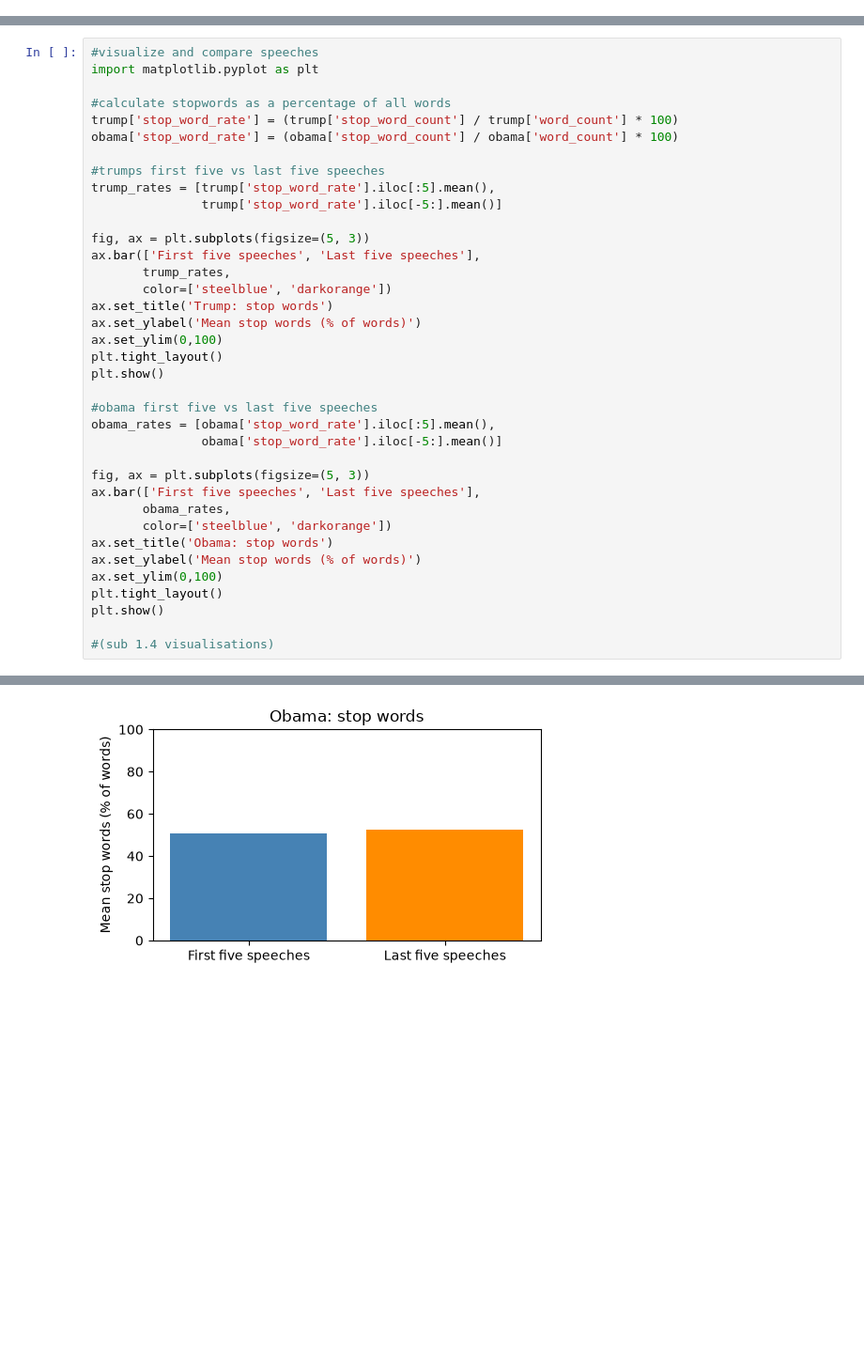
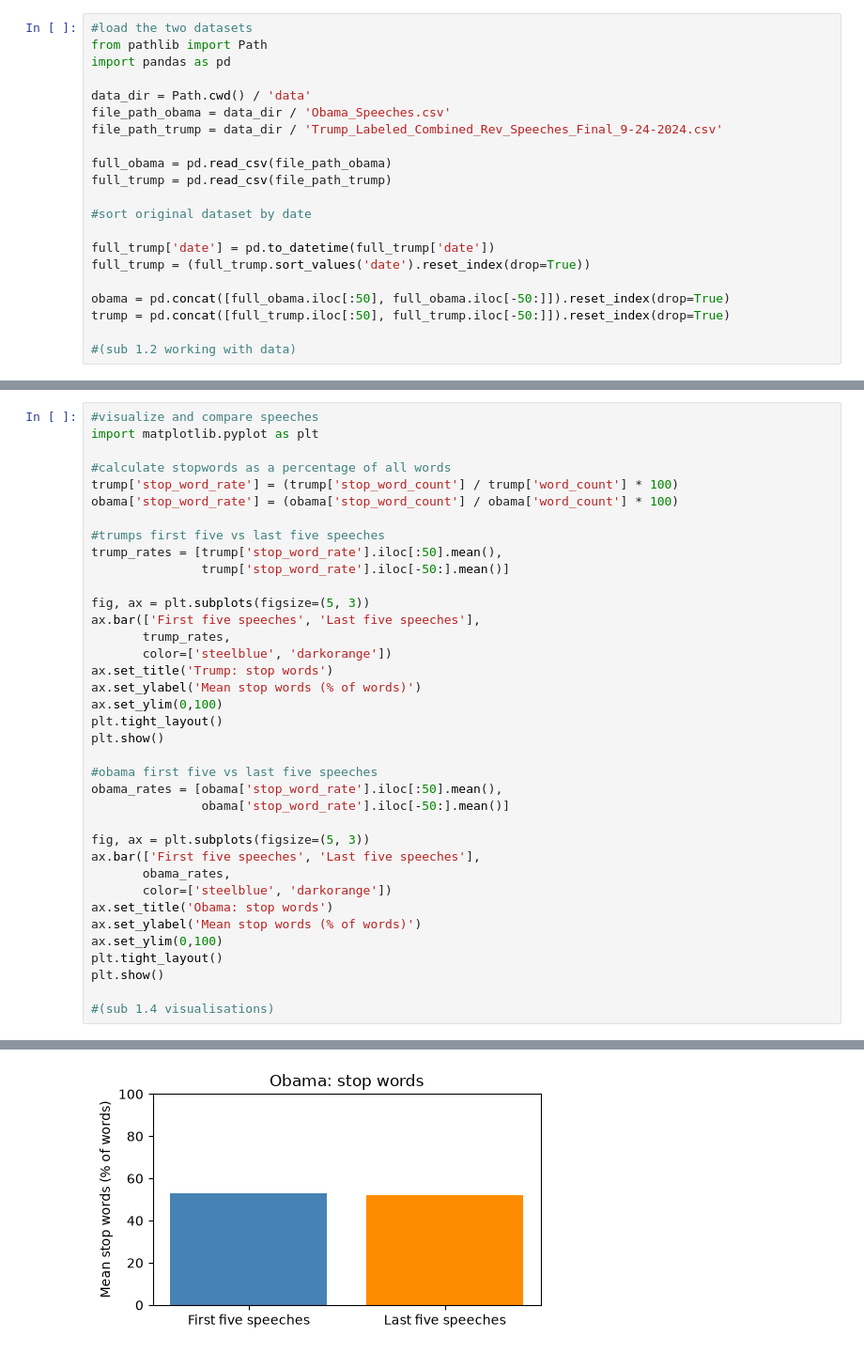
Before and after one commit to howlou/Trump-shit, a Jupyter notebook: Comparison_NLP.ipynb, the cells around one changed output, grey strips where cells are left out. Shown at 94% size. Drawn from its saved outputs; the diff is of its cells as text; blank space fills up the shorter version.

```diff
--- a/Comparison_NLP.ipynb
+++ b/Comparison_NLP.ipynb
@@ -16,3 +1,24 @@ trump = pd.read_csv(file_path_trump)
+# %%
+#load the two datasets
+from pathlib import Path
+import pandas as pd
+
+data_dir = Path.cwd() / 'data'
+file_path_obama = data_dir / 'Obama_Speeches.csv'
+file_path_trump = data_dir / 'Trump_Labeled_Combined_Rev_Speeches_Final_9-24-2024.csv'
+
+full_obama = pd.read_csv(file_path_obama)
+full_trump = pd.read_csv(file_path_trump)
+
+#sort original dataset by date
+
+full_trump['date'] = pd.to_datetime(full_trump['date'])
+full_trump = (full_trump.sort_values('date').reset_index(drop=True))
+
+obama = pd.concat([full_obama.iloc[:50], full_obama.iloc[-50:]]).reset_index(drop=True)
+trump = pd.concat([full_trump.iloc[:50], full_trump.iloc[-50:]]).reset_index(drop=True)
+
+#(sub 1.2 working with data)
 # %%
 #extract the relevant columns/data and change the order of the columns
 trump = trump[['date', 'title','transcript', 'word_count', 'stop_word_count', 'non_stopwords']].copy()
@@ -53,8 +96,8 @@ trump['stop_word_rate'] = (trump['stop_word_count'] / trump['word_count'] * 100)
 obama['stop_word_rate'] = (obama['stop_word_count'] / obama['word_count'] * 100)
 
 #trumps first five vs last five speeches
-trump_rates = [trump['stop_word_rate'].iloc[:5].mean(),
-               trump['stop_word_rate'].iloc[-5:].mean()]
+trump_rates = [trump['stop_word_rate'].iloc[:50].mean(),
+               trump['stop_word_rate'].iloc[-50:].mean()]
 
 fig, ax = plt.subplots(figsize=(5, 3))
 ax.bar(['First five speeches', 'Last five speeches'],
@@ -67,8 +110,8 @@ plt.tight_layout()
 plt.show()
 
 #obama first five vs last five speeches
-obama_rates = [obama['stop_word_rate'].iloc[:5].mean(),
-               obama['stop_word_rate'].iloc[-5:].mean()]
+obama_rates = [obama['stop_word_rate'].iloc[:50].mean(),
+               obama['stop_word_rate'].iloc[-50:].mean()]
 
 fig, ax = plt.subplots(figsize=(5, 3))
 ax.bar(['First five speeches', 'Last five speeches'],
@@ -86 +129 @@ plt.show()
-[figure, old version]
+[figure, new version]
```
Also changed, not shown: parts of 7 cells of this notebook.
